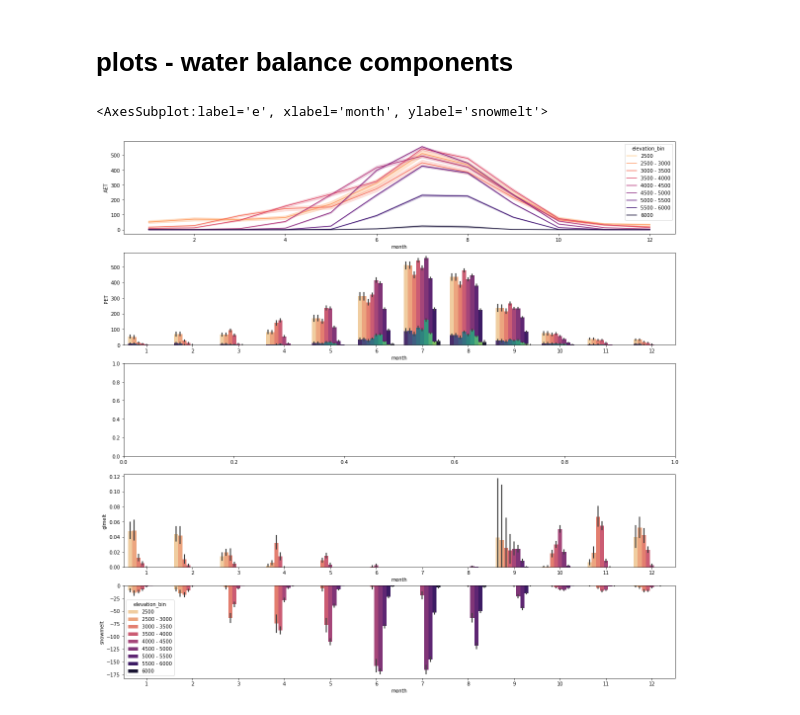
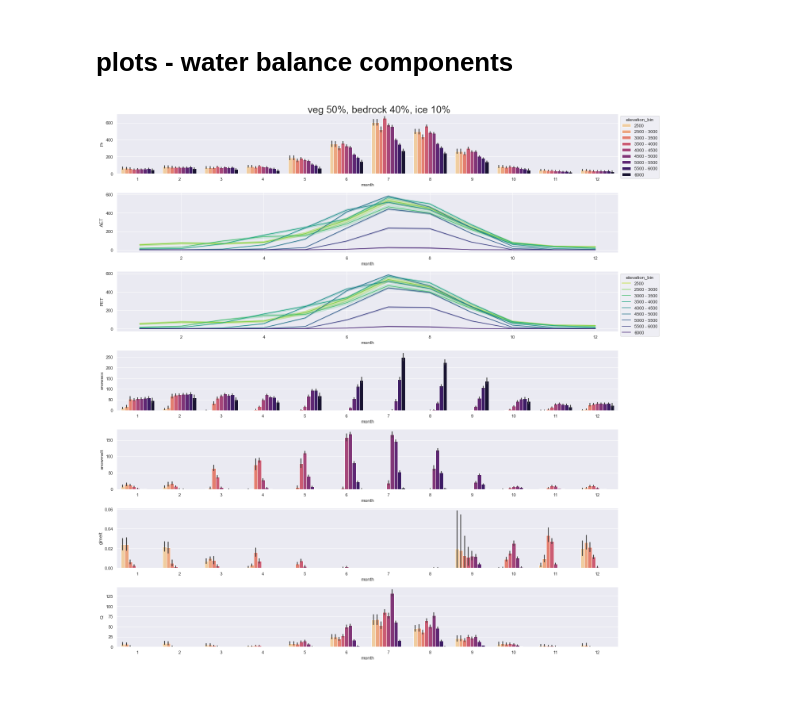
Before and after one commit to varyabazilova/sedcas_sediments_hma, a Jupyter notebook: 202406_modelruns/process_and_plot_hydro.ipynb, the cells around one changed output. Cells and saved outputs as stored; diff of their text form; code cells hidden in the pictures.

Commit message:
water balance plot2

```diff
--- a/202406_modelruns/process_and_plot_hydro.ipynb
+++ b/202406_modelruns/process_and_plot_hydro.ipynb
@@ -471,13 +485,15 @@ def prepare_for_boxplots(df, value_name):
     return melted
 # %%
 # test for landcover 1
+landcover_idx = 3
 
-aet1 = pd.read_csv('/Users/varyabazilova/Desktop/paper2/202406_modelruns/30years/hydro/langtang_monthly_sum_elevation_AET_1landcover.csv')
-pet1 = pd.read_csv('/Users/varyabazilova/Desktop/paper2/202406_modelruns/30years/hydro/langtang_monthly_sum_elevation_PET_1landcover.csv')
-Q1 = pd.read_csv('/Users/varyabazilova/Desktop/paper2/202406_modelruns/30years/hydro/langtang_monthly_sum_elevation_Q_1landcover_mm.csv')
-glmelt1 = pd.read_csv('/Users/varyabazilova/Desktop/paper2/202406_modelruns/30years/hydro/langtang_monthly_sum_elevation_glacier_melt_1landcover.csv')
-snowmelt1 = pd.read_csv('/Users/varyabazilova/Desktop/paper2/202406_modelruns/30years/hydro/langtang_monthly_sum_elevation_snowmelt_1landcover.csv')
-pr1 = pd.read_csv('/Users/varyabazilova/Desktop/paper2/202406_modelruns/30years/hydro/langtang_monthly_sum_elevation_Pr_1landcover_mm.csv')
+aet1 = pd.read_csv(f'/Users/varyabazilova/Desktop/paper2/202406_modelruns/30years/hydro/langtang_monthly_sum_elevation_AET_{landcover_idx}landcover.csv')
+pet1 = pd.read_csv(f'/Users/varyabazilova/Desktop/paper2/202406_modelruns/30years/hydro/langtang_monthly_sum_elevation_PET_{landcover_idx}landcover.csv')
+Q1 = pd.read_csv(f'/Users/varyabazilova/Desktop/paper2/202406_modelruns/30years/hydro/langtang_monthly_sum_elevation_Q_{landcover_idx}landcover_mm.csv')
+glmelt1 = pd.read_csv(f'/Users/varyabazilova/Desktop/paper2/202406_modelruns/30years/hydro/langtang_monthly_sum_elevation_glacier_melt_{landcover_idx}landcover.csv')
+snowmelt1 = pd.read_csv(f'/Users/varyabazilova/Desktop/paper2/202406_modelruns/30years/hydro/langtang_monthly_sum_elevation_snowmelt_{landcover_idx}landcover.csv')
+pr1 = pd.read_csv(f'/Users/varyabazilova/Desktop/paper2/202406_modelruns/30years/hydro/langtang_monthly_sum_elevation_Pr_{landcover_idx}landcover_mm.csv')
+snowacc1 = pd.read_csv(f'/Users/varyabazilova/Desktop/paper2/202406_modelruns/30years/hydro/langtang_monthly_sum_elevation_snowacc2_{landcover_idx}landcover.csv')
 # %%
 aet1_melted = prepare_for_boxplots(aet1, 'AET')
 pet1_melted = prepare_for_boxplots(aet1, 'PET')
@@ -486,36 +502,53 @@ Q1_melted = prepare_for_boxplots(Q1, 'Q')
 glmelt1_melted = prepare_for_boxplots(glmelt1, 'glmelt')
 snowmelt1_melted = prepare_for_boxplots(snowmelt1, 'snowmelt')
 pr1_melted = prepare_for_boxplots(pr1, 'Pr')
+snowacc1_melted = prepare_for_boxplots(snowacc1, 'snowacc')
+
+
+# make snowmelt not negative
+snowmelt1_melted['snowmelt'] = snowmelt1_melted['snowmelt'] * -1
 # %%
-fig = plt.figure(figsize=(20, 20))
+fig = plt.figure(figsize=(20, 20), layout = 'tight')
 mosaic = fig.subplot_mosaic('''
                             aaa
                             bbb
                             ccc
                             ddd
                             eee
+                            fff
+                            ggg
                             ''')
 
 
-sns.lineplot(ax = mosaic['a'], x='month', y='AET', hue = 'elevation_bin', data=aet1_melted, palette = 'magma_r', legend = True)
-
-sns.barplot(ax = mosaic['b'], x='month', y='PET', hue = 'elevation_bin', data=pet1_melted, palette = 'magma_r', legend = False)
-sns.barplot(ax = mosaic['b'], x='month', y='Q', hue = 'elevation_bin', data=Q1_melted, palette = 'viridis', legend = False)
-
-sns.barplot(ax = mosaic['d'], x='month', y='glmelt', hue = 'elevation_bin', data=glmelt1_melted, palette = 'magma_r', legend = False)
-sns.barplot(ax = mosaic['e'], x='month', y='snowmelt', hue = 'elevation_bin', data=snowmelt1_melted, palette = 'magma_r', legend = True)
+sns.barplot(ax = mosaic['a'], x='month', y='Pr', hue = 'elevation_bin', data=pr1_melted, palette = 'magma_r', legend = True)
+sns.lineplot(ax = mosaic['b'], x='month', y='AET', hue = 'elevation_bin', data=aet1_melted, palette = 'viridis_r', legend = False)
+sns.lineplot(ax = mosaic['c'], x='month', y='PET', hue = 'elevation_bin', data=pet1_melted, palette = 'viridis_r', legend = True)
+sns.barplot(ax = mosaic['d'], x='month', y='snowacc', hue = 'elevation_bin', data=snowacc1_melted, palette = 'magma_r', legend = False)
+sns.barplot(ax = mosaic['e'], x='month', y='snowmelt', hue = 'elevation_bin', data=snowmelt1_melted, palette = 'magma_r', legend = False)
+sns.barplot(ax = mosaic['f'], x='month', y='glmelt', hue = 'elevation_bin', data=glmelt1_melted, palette = 'magma_r', legend = False)
+sns.barplot(ax = mosaic['g'], x='month', y='Q', hue = 'elevation_bin', data=Q1_melted, palette = 'magma_r', legend = False)
 
 
-# sns.move_legend(mosaic['a'], "upper left", bbox_to_anchor=(1, 1))
-# # sns.move_legend(mosaic['b'], "upper left", bbox_to_anchor=(1, 1))
-# # sns.move_legend(mosaic['c'], "upper left", bbox_to_anchor=(1, 1))
-# # sns.move_legend(mosaic['d'], "upper left", bbox_to_anchor=(1, 1))
+sns.move_legend(mosaic['a'], "upper left", bbox_to_anchor=(1, 1))
+sns.move_legend(mosaic['c'], "upper left", bbox_to_anchor=(1, 1))
 
 # # Adding text to the top-left corner of each subplot
 # mosaic['a'].text(0.02, 0.95, 'veg 40%, bedrock 40%, ice 20%', transform=mosaic['a'].transAxes, fontsize=25, verticalalignment='top')
 # mosaic['b'].text(0.02, 0.95, 'veg 40%, bedrock 50%, ice 10%', transform=mosaic['b'].transAxes, fontsize=25, verticalalignment='top')
 # mosaic['c'].text(0.02, 0.95, 'veg 50%, bedrock 40%, ice 10%', transform=mosaic['c'].transAxes, fontsize=25, verticalalignment='top')
 # mosaic['d'].text(0.02, 0.95, 'veg 40%, bedrock 60%, ice 0%',  transform=mosaic['d'].transAxes, fontsize=25, verticalalignment='top')
+
+
+
+
+
+if landcover_idx ==1:
+    plt.suptitle('veg 40%, bedrock 40%, ice 20%', fontsize = 25)
+if landcover_idx ==2:
+    plt.suptitle('veg 40%, bedrock 50%, ice 10%', fontsize = 25)
+if landcover_idx ==3:
+    plt.suptitle('veg 50%, bedrock 40%, ice 10%', fontsize = 25)
+
+# plt.savefig('water_balance_components_landcover3.png', dpi = 300, bbox_inches = 'tight')
 # %% [output]
-<AxesSubplot:label='e', xlabel='month', ylabel='snowmelt'>
-[figure, old version]
+[figure, new version]
```
Also changed, not shown: parts of 1 cell of this notebook, 6 other files.
